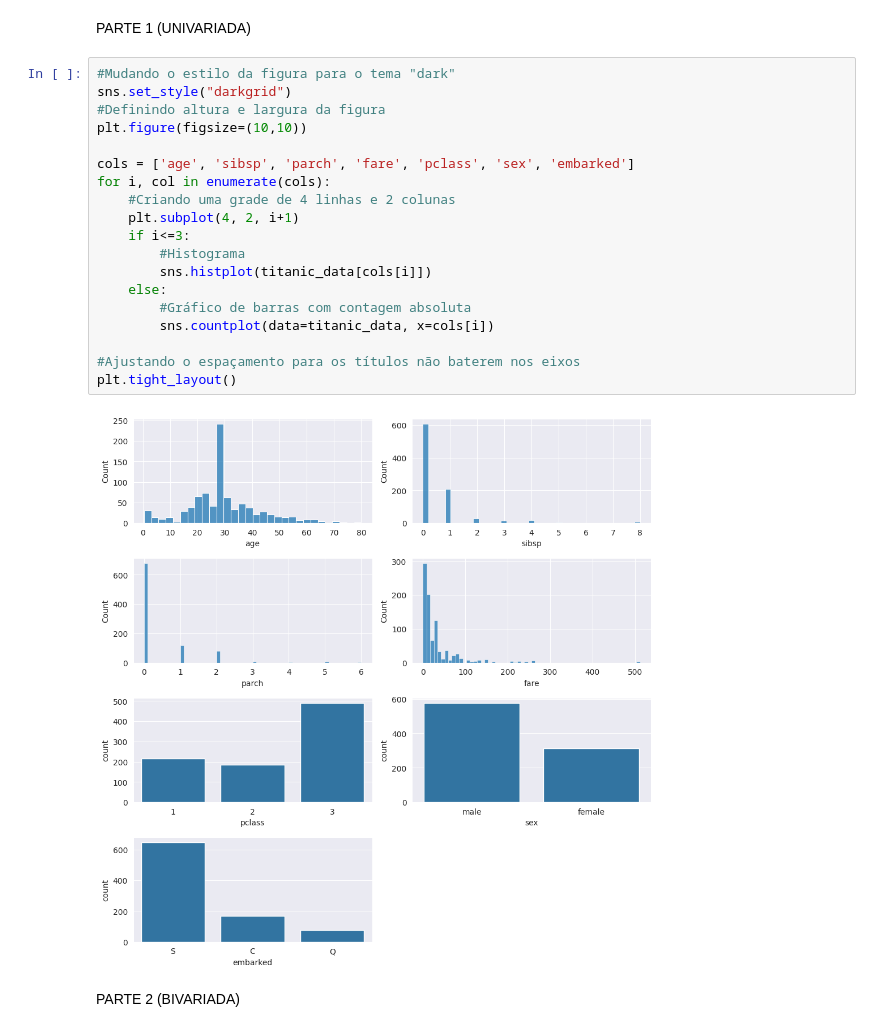
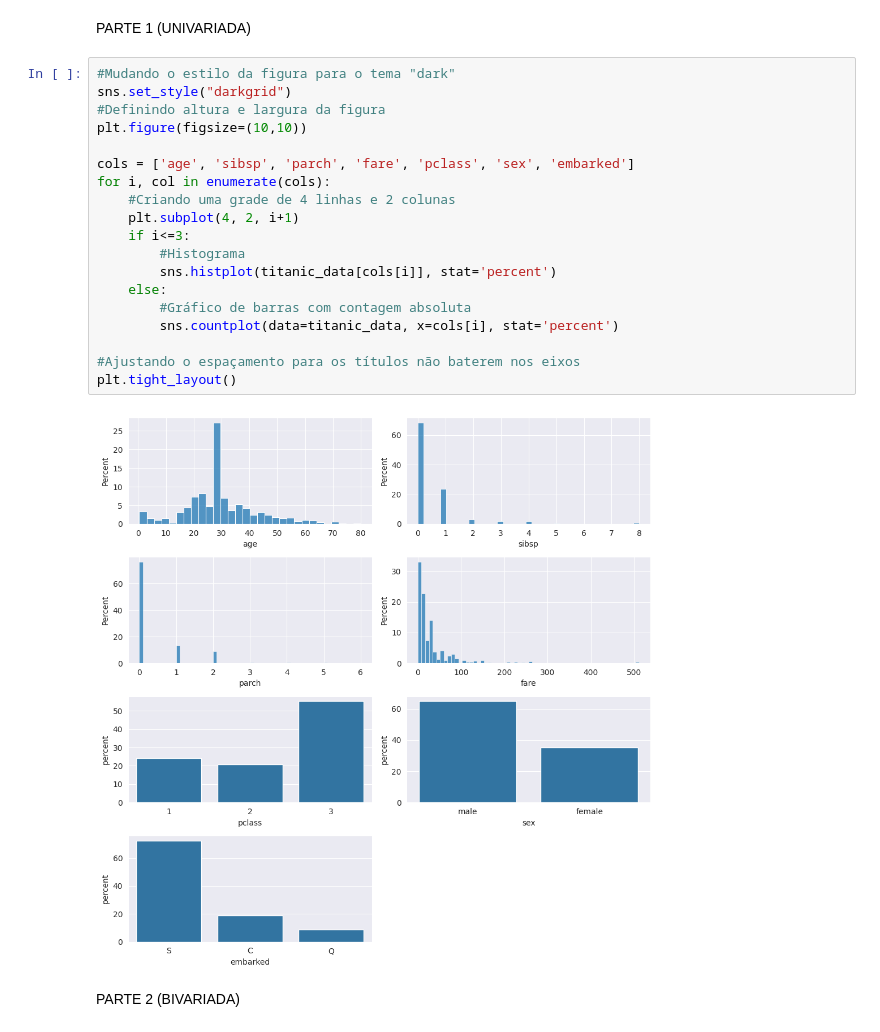
Before and after one commit to mlbvncs/Titanic_Data_Analysis, a Jupyter notebook: notebooks/main.ipynb, the cells around one changed output. Cells and saved outputs as stored; diff of their text form.

```diff
--- a/notebooks/main.ipynb
+++ b/notebooks/main.ipynb
@@ -201,24 +201,24 @@ PARTE 1 (UNIVARIADA)
 # %%
 #Mudando o estilo da figura para o tema "dark"
 sns.set_style("darkgrid")
 #Definindo altura e largura da figura
 plt.figure(figsize=(10,10))
 
 cols = ['age', 'sibsp', 'parch', 'fare', 'pclass', 'sex', 'embarked']
 for i, col in enumerate(cols):
     #Criando uma grade de 4 linhas e 2 colunas
     plt.subplot(4, 2, i+1)
     if i<=3:
         #Histograma
-        sns.histplot(titanic_data[cols[i]])
+        sns.histplot(titanic_data[cols[i]], stat='percent')
     else:
         #Gráfico de barras com contagem absoluta
-        sns.countplot(data=titanic_data, x=cols[i])
+        sns.countplot(data=titanic_data, x=cols[i], stat='percent')
 
 #Ajustando o espaçamento para os títulos não baterem nos eixos
 plt.tight_layout()
 # %% [output]
-[figure, old version]
+[figure, new version]
 # %% [markdown]
 PARTE 2 (BIVARIADA)
 # %%
```
Also changed, not shown: parts of 1 cell of this notebook.
